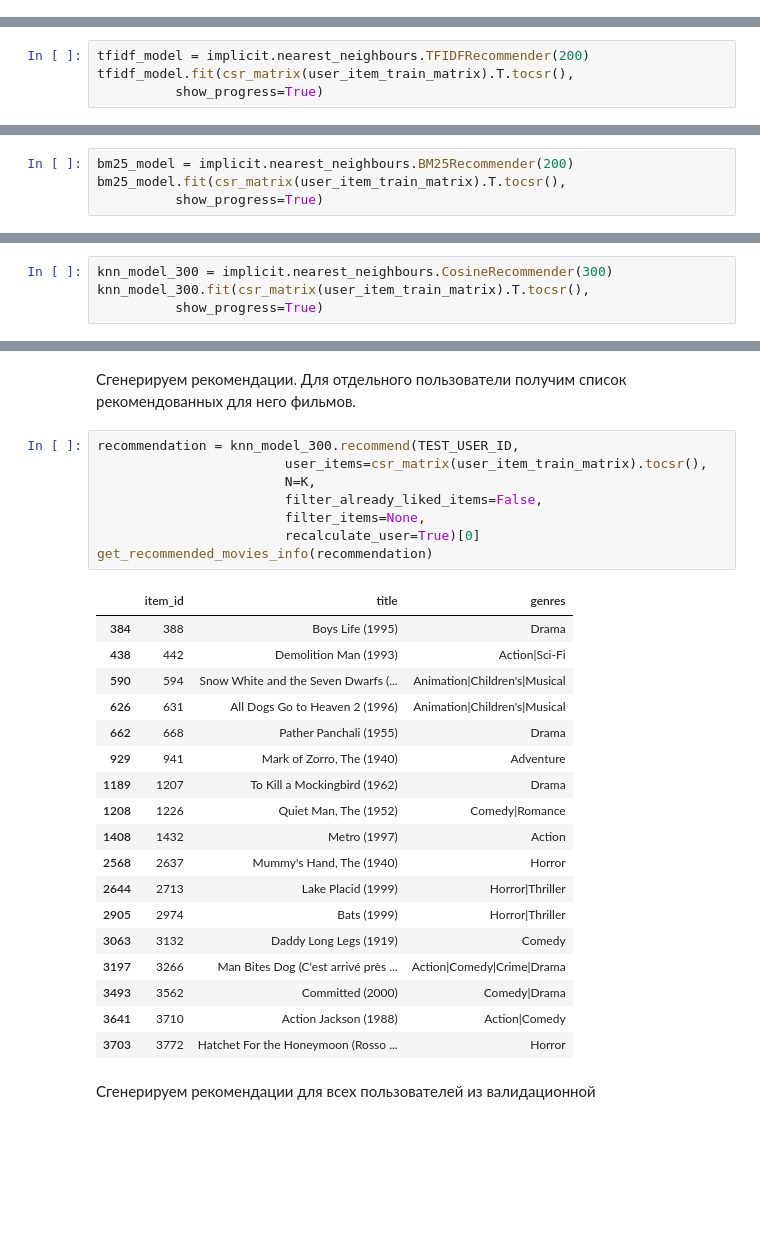
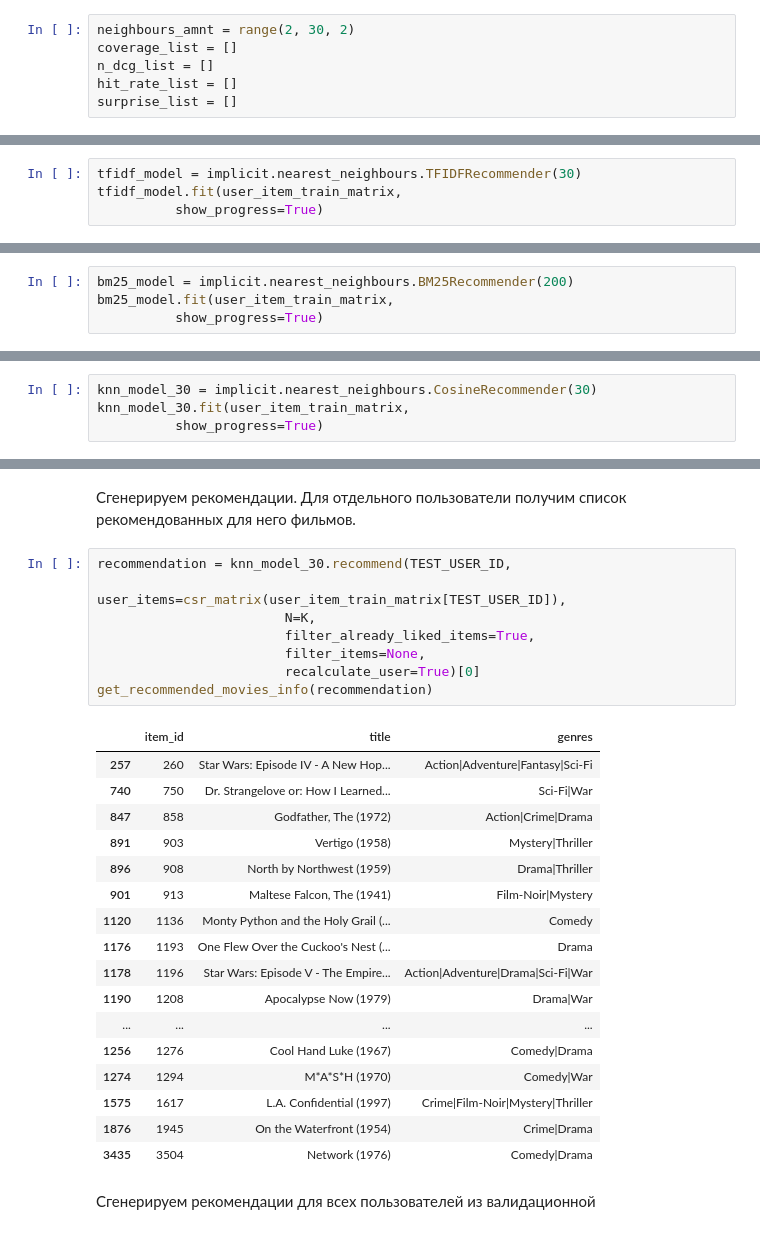
Before and after one commit to pavel-collab/MIPT-Recommendation-system-cource-hometask, a Jupyter notebook: rs_hw01.ipynb, the cells around one changed output, grey strips where cells are left out. Drawn from its saved outputs; the diff is of its cells as text; blank space fills up the shorter version.

```diff
--- a/rs_hw01.ipynb
+++ b/rs_hw01.ipynb
@@ -772,3 +686,9 @@ surprise_list = []
+# %%
+neighbours_amnt = range(2, 30, 2)
+coverage_list = []
+n_dcg_list = []
+hit_rate_list = []
+surprise_list = []
 # %%
 knn_models_list = []
 for n in neighbours_amnt:
@@ -833,8 +753,8 @@ Text(0.5, 1.0, 'Зависимость метрики Surprisal от колич
 Разберем основной смысл использования весов tfidf и bm25. Предположим, что у нас есть пользователи i и j. i-й пользователь дал оценку 100 фильмам, j-й пользователь дал оценку 2м фильмам. Чья рекомендация будет более конструктивной? На уровне элементарной логики, наверное, к i-му пользователю доверия несколько больше, так как у него "больше опыта для сравнения". Нам бы хотелось как-то учесть эту особенность. На данный момент наши модели учитывают подобных пользователей в одинаковой мере.
 Необходимо присвоить оценкам пользователей некоторый веса, причем, пользователям, который оценивали больше разных фильмов нужно присвоить бОльшие веса.
 # %%
-tfidf_model = implicit.nearest_neighbours.TFIDFRecommender(200)
-tfidf_model.fit(csr_matrix(user_item_train_matrix).T.tocsr(),
+tfidf_model = implicit.nearest_neighbours.TFIDFRecommender(30)
+tfidf_model.fit(user_item_train_matrix,
           show_progress=True)
 # %%
 def get_recommended_movies_info(items_idx_list: list):
@@ -886,7 +810,7 @@ N_DCG['tifidf'] = nDCG(tifidf_recommendations, val, K)
 SURPRISAL['tifidf'] = surp(tifidf_recommendations, K)
 # %%
 bm25_model = implicit.nearest_neighbours.BM25Recommender(200)
-bm25_model.fit(csr_matrix(user_item_train_matrix).T.tocsr(),
+bm25_model.fit(user_item_train_matrix,
           show_progress=True)
 # %%
 closest, scores = bm25_model.similar_items(TEST_ITEM_ID, N=10)
@@ -939,8 +863,8 @@ SURPRISAL['bm25'] = surp(bm25_recommendations, K)
 # %% [markdown]
 В соответствии с исследованием гиперпараметра, возмем наилучшую модель и обучим ее.
 # %%
-knn_model_300 = implicit.nearest_neighbours.CosineRecommender(300)
-knn_model_300.fit(csr_matrix(user_item_train_matrix).T.tocsr(),
+knn_model_30 = implicit.nearest_neighbours.CosineRecommender(30)
+knn_model_30.fit(user_item_train_matrix,
           show_progress=True)
 # %% [markdown]
 Модель обучилась. Теперь можно передать ей индекс некоторого объекта и попросить выдать N наиболее похожых. Давайте попробуем это сделать.
@@ -964,32 +890,31 @@ get_recommended_movies_info(closest)
 # %% [markdown]
 Сгенерируем рекомендации. Для отдельного пользователи получим список рекомендованных для него фильмов.
 # %%
-recommendation = knn_model_300.recommend(TEST_USER_ID,
-                        user_items=csr_matrix(user_item_train_matrix).tocsr(),
+recommendation = knn_model_30.recommend(TEST_USER_ID,
+                        user_items=csr_matrix(user_item_train_matrix[TEST_USER_ID]),
                         N=K,
-                        filter_already_liked_items=False,
+                        filter_already_liked_items=True,
                         filter_items=None,
                         recalculate_user=True)[0]
 get_recommended_movies_info(recommendation)
 # %% [output]
 |  | item_id | title | genres |
-| 384 | 388 | Boys Life (1995) | Drama |
-| 438 | 442 | Demolition Man (1993) | Action|Sci-Fi |
-| 590 | 594 | Snow White and the Seven Dwarfs (... | Animation|Children's|Musical |
-| 626 | 631 | All Dogs Go to Heaven 2 (1996) | Animation|Children's|Musical |
-| 662 | 668 | Pather Panchali (1955) | Drama |
-| 929 | 941 | Mark of Zorro, The (1940) | Adventure |
-| 1189 | 1207 | To Kill a Mockingbird (1962) | Drama |
-| 1208 | 1226 | Quiet Man, The (1952) | Comedy|Romance |
-| 1408 | 1432 | Metro (1997) | Action |
-| 2568 | 2637 | Mummy's Hand, The (1940) | Horror |
-| 2644 | 2713 | Lake Placid (1999) | Horror|Thriller |
-| 2905 | 2974 | Bats (1999) | Horror|Thriller |
-| 3063 | 3132 | Daddy Long Legs (1919) | Comedy |
-| 3197 | 3266 | Man Bites Dog (C'est arrivé près ... | Action|Comedy|Crime|Drama |
-| 3493 | 3562 | Committed (2000) | Comedy|Drama |
-| 3641 | 3710 | Action Jackson (1988) | Action|Comedy |
-| 3703 | 3772 | Hatchet For the Honeymoon (Rosso ... | Horror |
+| 257 | 260 | Star Wars: Episode IV - A New Hop... | Action|Adventure|Fantasy|Sci-Fi |
+| 740 | 750 | Dr. Strangelove or: How I Learned... | Sci-Fi|War |
+| 847 | 858 | Godfather, The (1972) | Action|Crime|Drama |
+| 891 | 903 | Vertigo (1958) | Mystery|Thriller |
+| 896 | 908 | North by Northwest (1959) | Drama|Thriller |
+| 901 | 913 | Maltese Falcon, The (1941) | Film-Noir|Mystery |
+| 1120 | 1136 | Monty Python and the Holy Grail (... | Comedy |
+| 1176 | 1193 | One Flew Over the Cuckoo's Nest (... | Drama |
+| 1178 | 1196 | Star Wars: Episode V - The Empire... | Action|Adventure|Drama|Sci-Fi|War |
+| 1190 | 1208 | Apocalypse Now (1979) | Drama|War |
+| ... | ... | ... | ... |
+| 1256 | 1276 | Cool Hand Luke (1967) | Comedy|Drama |
+| 1274 | 1294 | M*A*S*H (1970) | Comedy|War |
+| 1575 | 1617 | L.A. Confidential (1997) | Crime|Film-Noir|Mystery|Thriller |
+| 1876 | 1945 | On the Waterfront (1954) | Crime|Drama |
+| 3435 | 3504 | Network (1976) | Comedy|Drama |
 # %% [markdown]
 Сгенерируем рекомендации для всех пользователей из валидационной
 # %%
```
Also changed, not shown: parts of 31 cells of this notebook.
